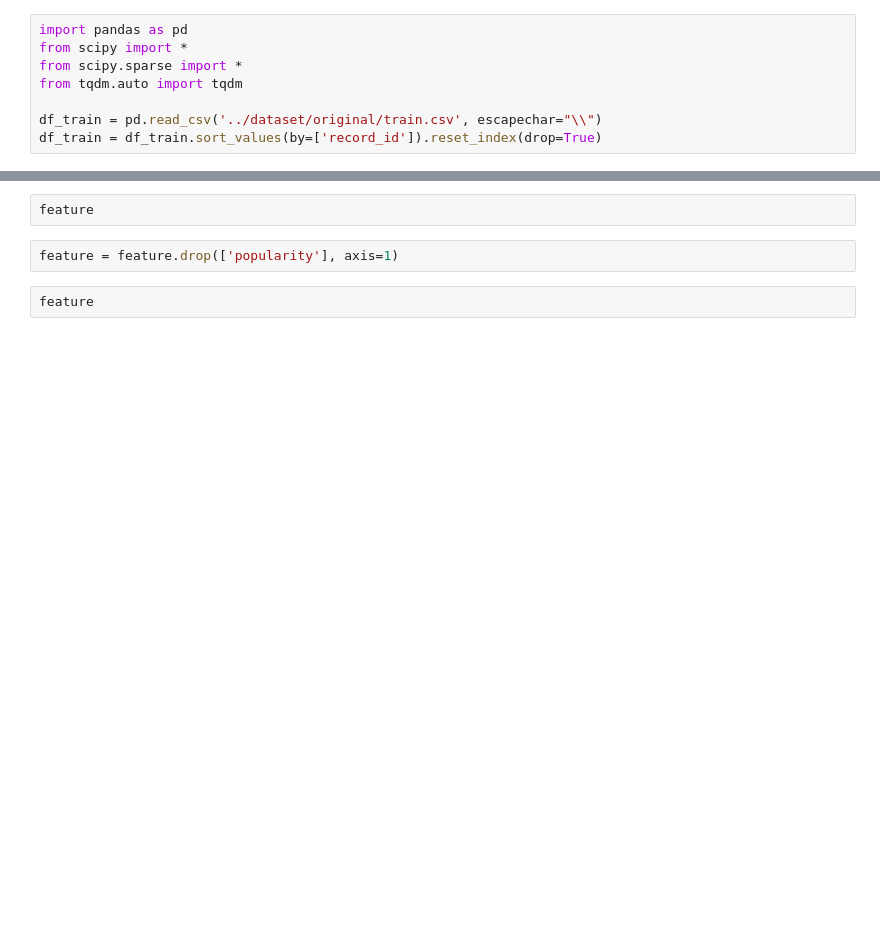
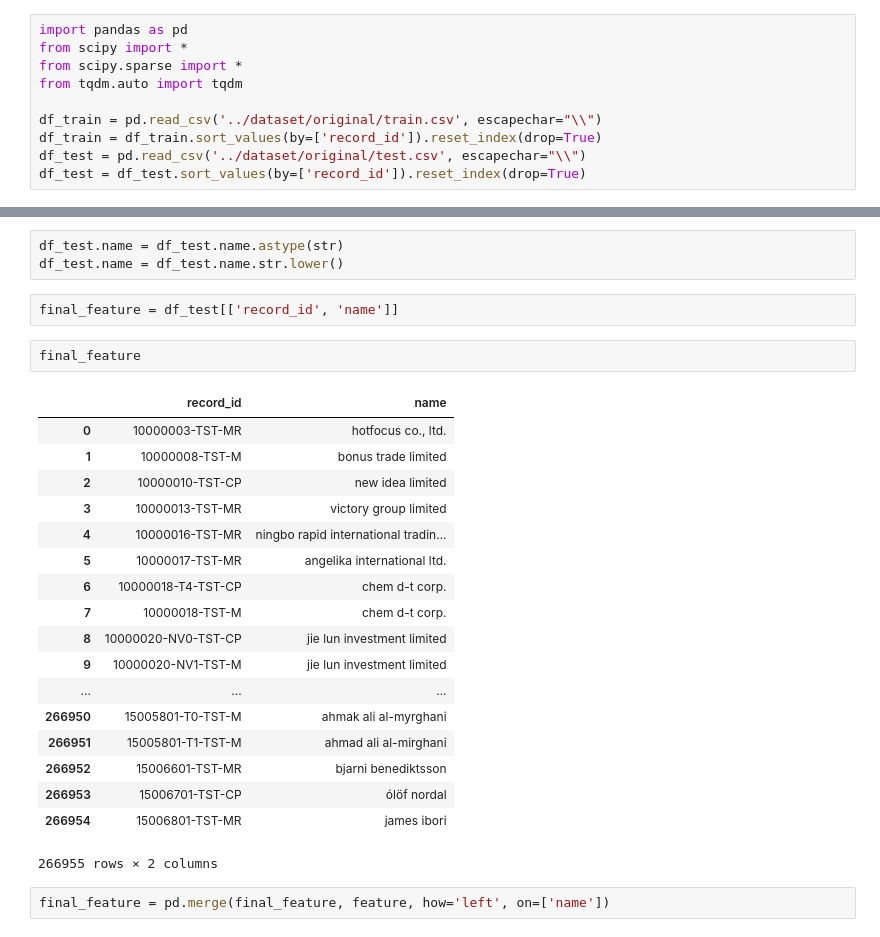
Before and after one commit to teomores/Oracle_HPC_contest, a Jupyter notebook: notebooks/popularity.ipynb, the cells around one changed output, grey strips where cells are left out. Saved outputs shown, nothing was run; the diff lists cells and outputs as text; blank space fills up the shorter version.

```diff
--- a/notebooks/popularity.ipynb
+++ b/notebooks/popularity.ipynb
@@ -6,3 +6,5 @@ from tqdm.auto import tqdm
 
 df_train = pd.read_csv('../dataset/original/train.csv', escapechar="\\")
 df_train = df_train.sort_values(by=['record_id']).reset_index(drop=True)
+df_test = pd.read_csv('../dataset/original/test.csv', escapechar="\\")
+df_test = df_test.sort_values(by=['record_id']).reset_index(drop=True)
@@ -42,6 +71,28 @@ feature['perc_non_null'] = perc_mail
-# %%
-feature
-# %%
-feature = feature.drop(['popularity'], axis=1)
-# %%
-feature
+# %%
+df_test.name = df_test.name.astype(str)
+df_test.name = df_test.name.str.lower()
+# %%
+final_feature = df_test[['record_id', 'name']]
+# %%
+final_feature
+# %% [output]
+|  | record_id | name |
+| 0 | 10000003-TST-MR | hotfocus co., ltd. |
+| 1 | 10000008-TST-M | bonus trade limited |
+| 2 | 10000010-TST-CP | new idea limited |
+| 3 | 10000013-TST-MR | victory group limited |
+| 4 | 10000016-TST-MR | ningbo rapid international tradin... |
+| 5 | 10000017-TST-MR | angelika international ltd. |
+| 6 | 10000018-T4-TST-CP | chem d-t corp. |
+| 7 | 10000018-TST-M | chem d-t corp. |
+| 8 | 10000020-NV0-TST-CP | jie lun investment limited |
+| 9 | 10000020-NV1-TST-M | jie lun investment limited |
+| ... | ... | ... |
+| 266950 | 15005801-T0-TST-M | ahmak ali al-myrghani |
+| 266951 | 15005801-T1-TST-M | ahmad ali al-mirghani |
+| 266952 | 15006601-TST-MR | bjarni benediktsson |
+| 266953 | 15006701-TST-CP | ólöf nordal |
+| 266954 | 15006801-TST-MR | james ibori |
+266955 rows × 2 columns
+# %%
+final_feature = pd.merge(final_feature, feature, how='left', on=['name'])
```
Also changed, not shown: parts of 17 cells of this notebook, 6 other files.
